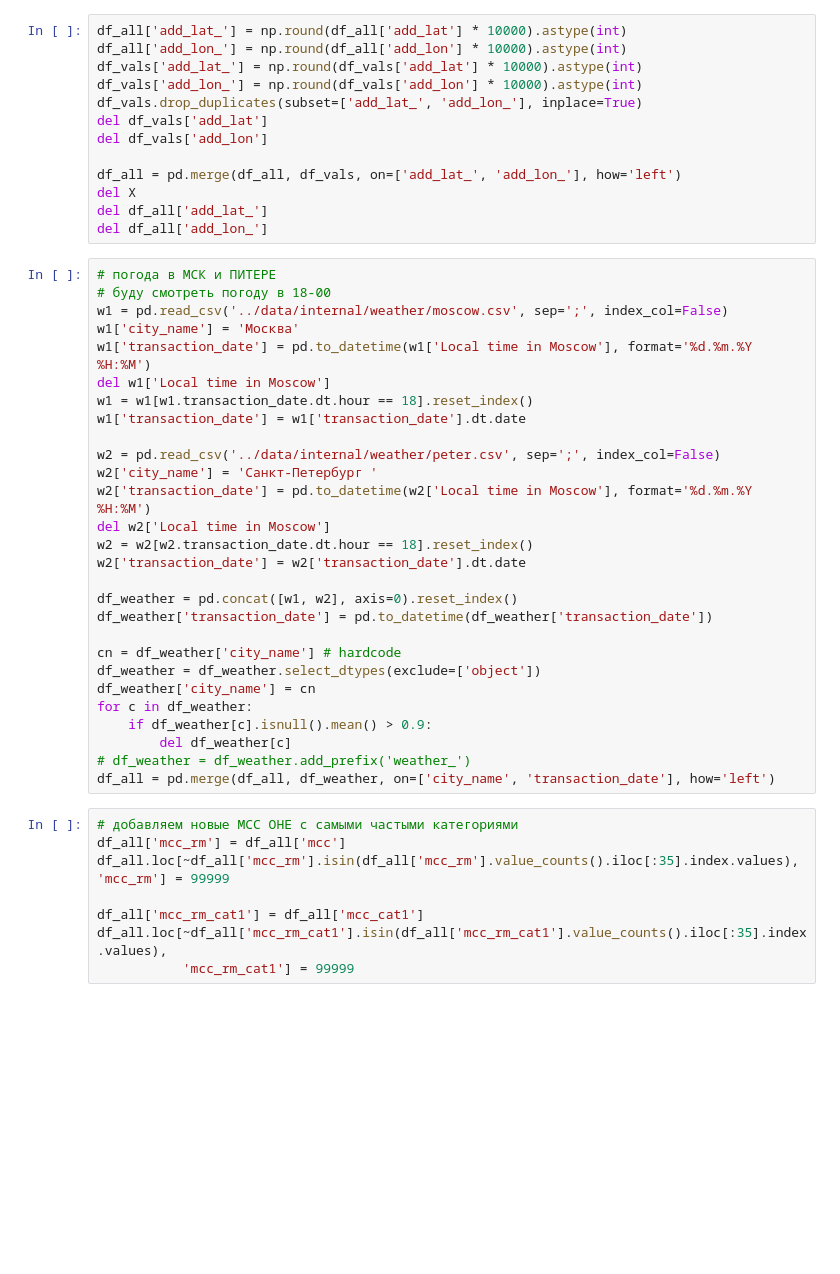
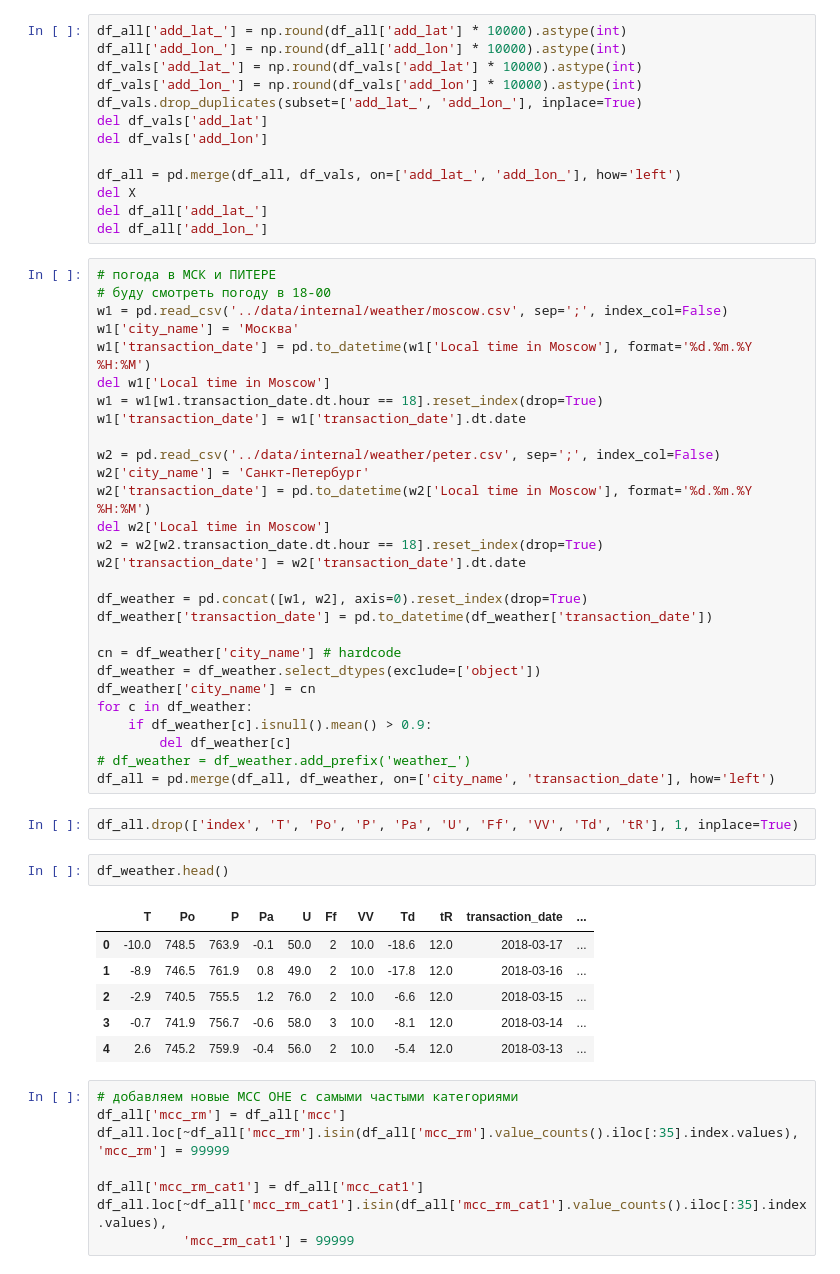
Before and after one commit to vasyarv/raif, a Jupyter notebook: notebooks/best_2.ipynb, the cells around one changed output. Cells and saved outputs as stored; diff of their text form; blank space fills up the shorter version.

```diff
--- a/notebooks/best_2.ipynb
+++ b/notebooks/best_2.ipynb
@@ -203,17 +199,17 @@ w1 = pd.read_csv('../data/internal/weather/moscow.csv', sep=';', index_col=False
 w1['city_name'] = 'Москва'
 w1['transaction_date'] = pd.to_datetime(w1['Local time in Moscow'], format='%d.%m.%Y %H:%M')
 del w1['Local time in Moscow']
-w1 = w1[w1.transaction_date.dt.hour == 18].reset_index()
+w1 = w1[w1.transaction_date.dt.hour == 18].reset_index(drop=True)
 w1['transaction_date'] = w1['transaction_date'].dt.date
 
 w2 = pd.read_csv('../data/internal/weather/peter.csv', sep=';', index_col=False)
-w2['city_name'] = 'Санкт-Петербург '
+w2['city_name'] = 'Санкт-Петербург'
 w2['transaction_date'] = pd.to_datetime(w2['Local time in Moscow'], format='%d.%m.%Y %H:%M')
 del w2['Local time in Moscow']
-w2 = w2[w2.transaction_date.dt.hour == 18].reset_index()
+w2 = w2[w2.transaction_date.dt.hour == 18].reset_index(drop=True)
 w2['transaction_date'] = w2['transaction_date'].dt.date
 
-df_weather = pd.concat([w1, w2], axis=0).reset_index()
+df_weather = pd.concat([w1, w2], axis=0).reset_index(drop=True)
 df_weather['transaction_date'] = pd.to_datetime(df_weather['transaction_date'])
 
 cn = df_weather['city_name'] # hardcode
@@ -224,6 +220,17 @@ for c in df_weather:
         del df_weather[c]
 # df_weather = df_weather.add_prefix('weather_')
 df_all = pd.merge(df_all, df_weather, on=['city_name', 'transaction_date'], how='left')
+# %%
+df_all.drop(['index', 'T', 'Po', 'P', 'Pa', 'U', 'Ff', 'VV', 'Td', 'tR'], 1, inplace=True)
+# %%
+df_weather.head()
+# %% [output]
+|  | T | Po | P | Pa | U | Ff | VV | Td | tR | transaction_date | ... |
+| 0 | -10.0 | 748.5 | 763.9 | -0.1 | 50.0 | 2 | 10.0 | -18.6 | 12.0 | 2018-03-17 | ... |
+| 1 | -8.9 | 746.5 | 761.9 | 0.8 | 49.0 | 2 | 10.0 | -17.8 | 12.0 | 2018-03-16 | ... |
+| 2 | -2.9 | 740.5 | 755.5 | 1.2 | 76.0 | 2 | 10.0 | -6.6 | 12.0 | 2018-03-15 | ... |
+| 3 | -0.7 | 741.9 | 756.7 | -0.6 | 58.0 | 3 | 10.0 | -8.1 | 12.0 | 2018-03-14 | ... |
+| 4 | 2.6 | 745.2 | 759.9 | -0.4 | 56.0 | 2 | 10.0 | -5.4 | 12.0 | 2018-03-13 | ... |
 # %%
 # добавляем новые MCC OHE с самыми частыми категориями
 df_all['mcc_rm'] = df_all['mcc']
```
Also changed, not shown: parts of 25 cells of this notebook.
